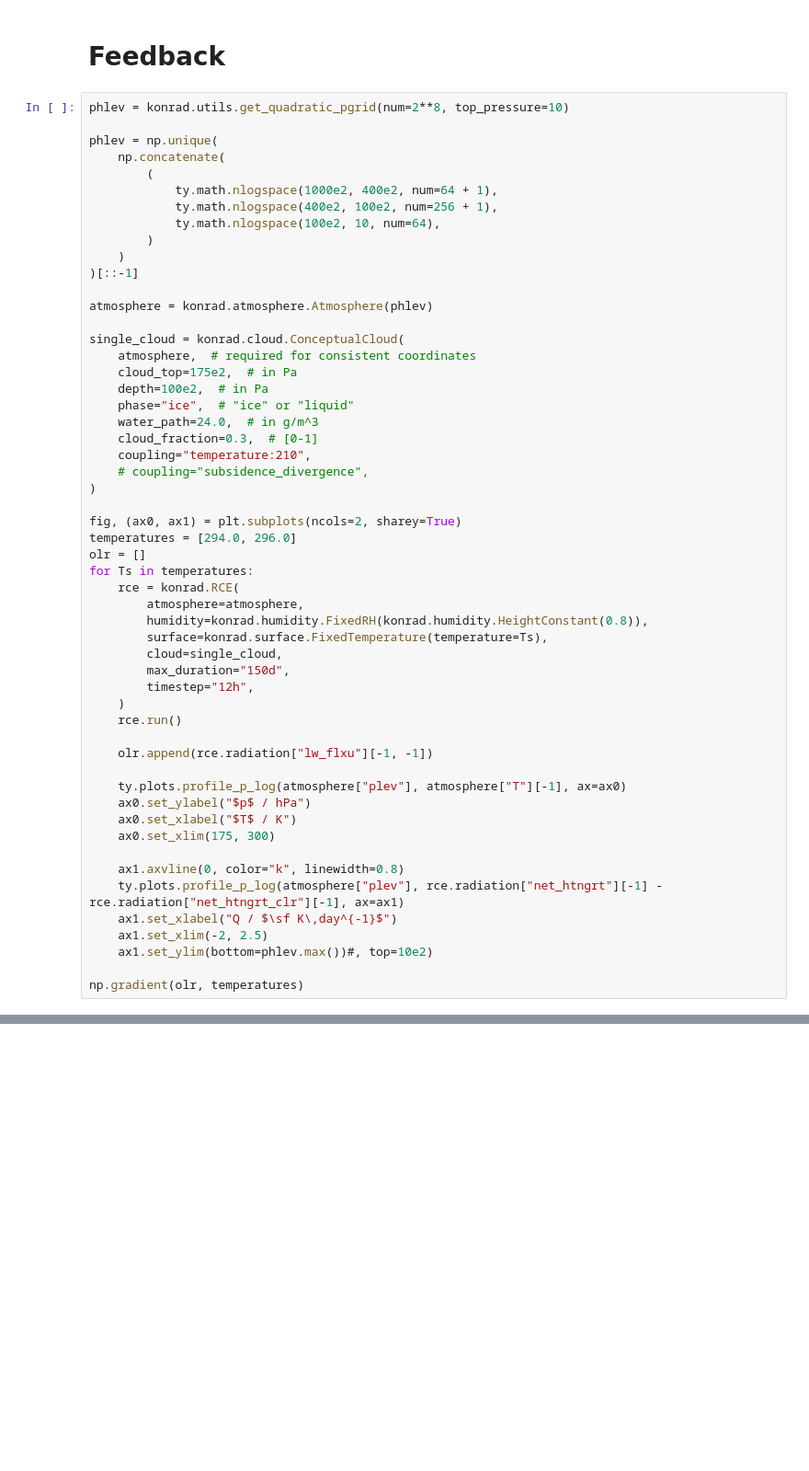
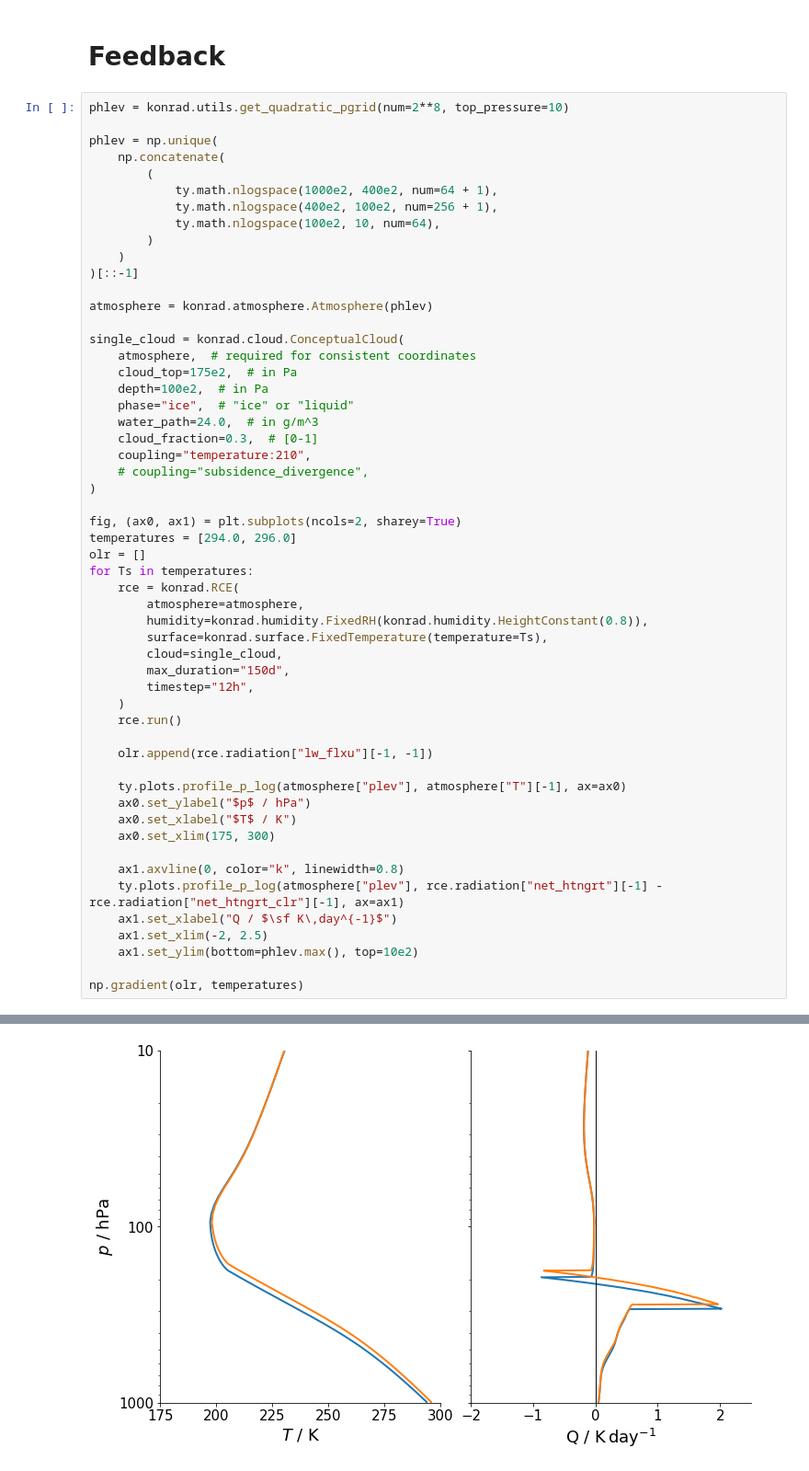
Before and after one commit to lkluft/konrad-tutorials, a Jupyter notebook: clouds.ipynb, the cells around one changed output, grey strips where cells are left out. Shown: that part at 92% size. Saved outputs shown, nothing was run; the diff lists cells and outputs as text; blank space fills up the shorter version.

```diff
--- a/clouds.ipynb
+++ b/clouds.ipynb
@@ -121,6 +129,7 @@ for Ts in temperatures:
     ty.plots.profile_p_log(atmosphere["plev"], rce.radiation["net_htngrt"][-1] - rce.radiation["net_htngrt_clr"][-1], ax=ax1)
     ax1.set_xlabel("Q / $\sf K\,day^{-1}$")
     ax1.set_xlim(-2, 2.5)
-    ax1.set_ylim(bottom=phlev.max())#, top=10e2)
+    ax1.set_ylim(bottom=phlev.max(), top=10e2)
 
 np.gradient(olr, temperatures)
+# %% [output]
@@ -126,0 +137 @@ np.gradient(olr, temperatures)
+[figure, added]
```
Also changed, not shown: parts of 10 cells of this notebook.
